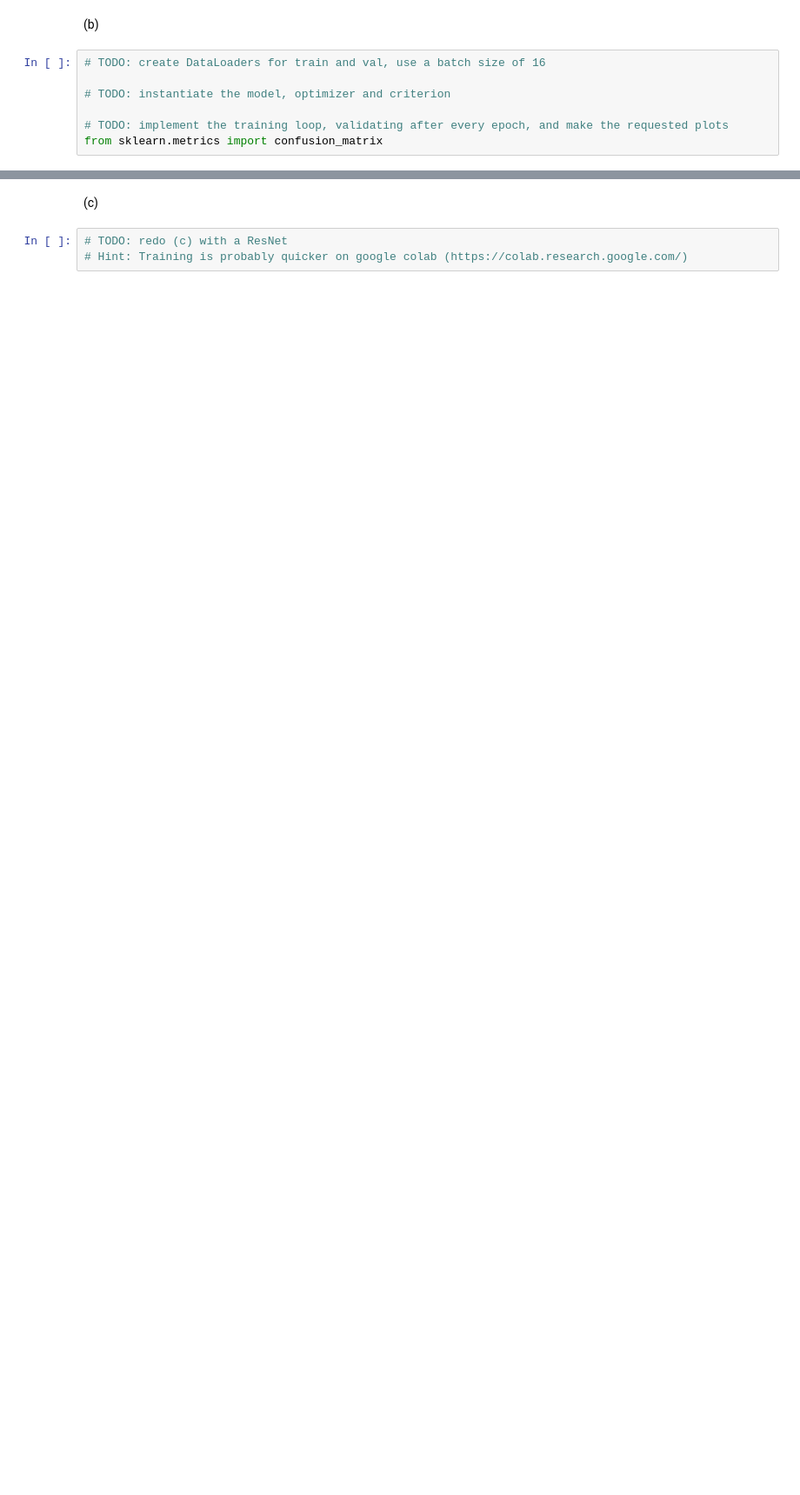
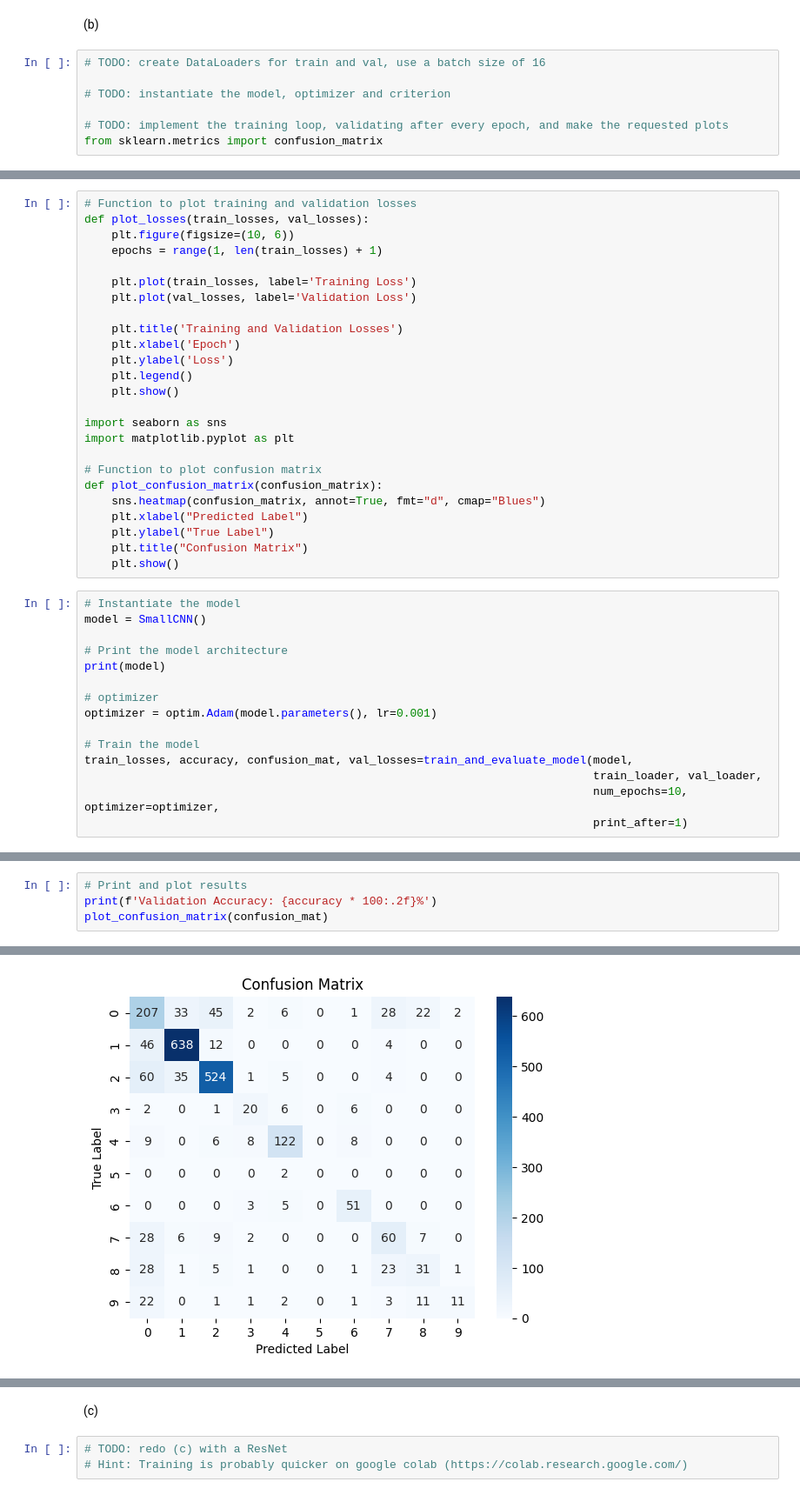
Before and after one commit to neelkanthrawat/mlph2023-Exercises, a Jupyter notebook: sheet07.ipynb, the cells around one changed output, grey strips where cells are left out. Shown at 87% size. Saved outputs shown, nothing was run; the diff lists cells and outputs as text; blank space fills up the shorter version.

```diff
--- a/sheet07.ipynb
+++ b/sheet07.ipynb
@@ -236,0 +685,40 @@ from sklearn.metrics import confusion_matrix
+# %%
+# Function to plot training and validation losses
+def plot_losses(train_losses, val_losses):
+    plt.figure(figsize=(10, 6))
+    epochs = range(1, len(train_losses) + 1)
+
+    plt.plot(train_losses, label='Training Loss')
+    plt.plot(val_losses, label='Validation Loss')
+
+    plt.title('Training and Validation Losses')
+    plt.xlabel('Epoch')
+    plt.ylabel('Loss')
+    plt.legend()
+    plt.show()
+
+import seaborn as sns
+import matplotlib.pyplot as plt
+
+# Function to plot confusion matrix
+def plot_confusion_matrix(confusion_matrix):
+    sns.heatmap(confusion_matrix, annot=True, fmt="d", cmap="Blues")
+    plt.xlabel("Predicted Label")
+    plt.ylabel("True Label")
+    plt.title("Confusion Matrix")
+    plt.show()
+# %%
+# Instantiate the model
+model = SmallCNN()
+
+# Print the model architecture
+print(model)
+
+# optimizer
+optimizer = optim.Adam(model.parameters(), lr=0.001)
+
+# Train the model
+train_losses, accuracy, confusion_mat, val_losses=train_and_evaluate_model(model,
+                                                                           train_loader, val_loader,
+                                                                           num_epochs=10, optimizer=optimizer,
+                                                                           print_after=1)
@@ -236,0 +743,5 @@ from sklearn.metrics import confusion_matrix
+# %%
+# Print and plot results
+print(f'Validation Accuracy: {accuracy * 100:.2f}%')
+plot_confusion_matrix(confusion_mat)
+# %% [output]
@@ -236,0 +749 @@ from sklearn.metrics import confusion_matrix
+[figure, added]
```
Also changed, not shown: parts of 30 cells of this notebook.
